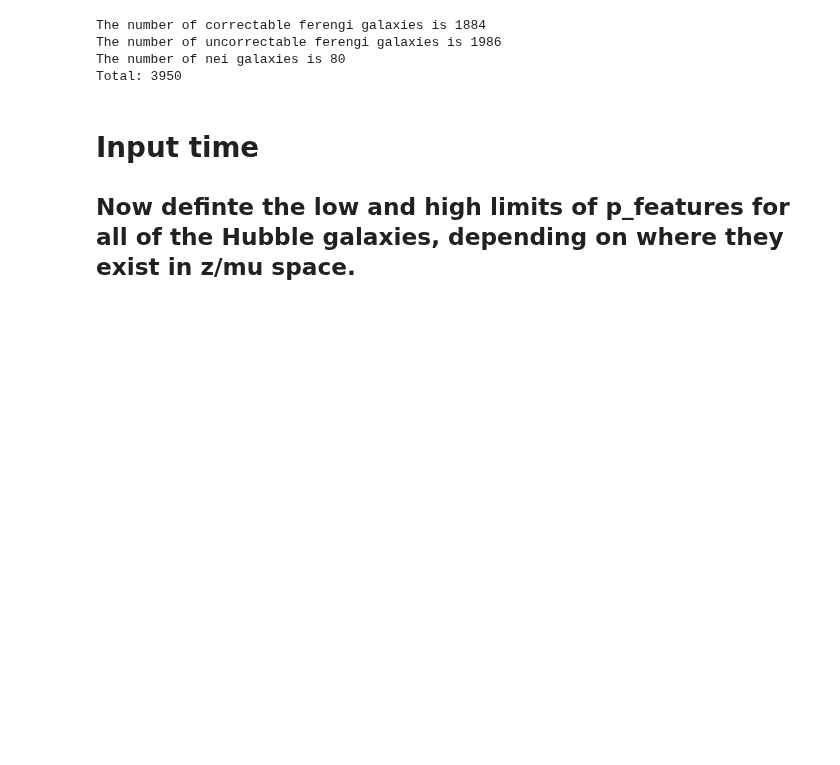
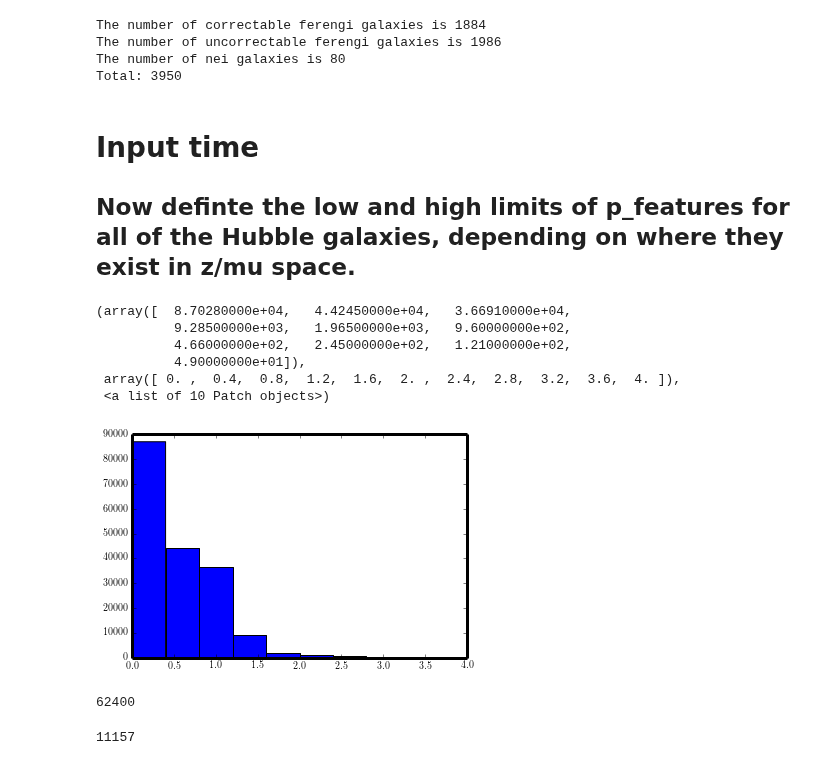
Before and after one commit to willettk/gzhubble, a Jupyter notebook: python/creating_debiased_catalog/STEP_1_p_features_thresholds_slope_method.ipynb, the cells around one changed output. Saved outputs shown, nothing was run; the diff lists cells and outputs as text; code cells hidden in the pictures; blank space fills up the shorter version.

```diff
--- a/python/creating_debiased_catalog/STEP_1_p_features_thresholds_slope_method.ipynb
+++ b/python/creating_debiased_catalog/STEP_1_p_features_thresholds_slope_method.ipynb
@@ -437,3 +428,21 @@ fname = '/home/mel/Dropbox/gzhubble/hubble_files/lo_hi_limits.fits'
 if os.path.exists(fname):
     os.remove(fname)
 limit_table.write(fname,format='fits')
+# %%
+plt.hist(hubble_data['Z_BEST'],range=(0,4))
+# %% [output]
+(array([  8.70280000e+04,   4.42450000e+04,   3.66910000e+04,
+          9.28500000e+03,   1.96500000e+03,   9.60000000e+02,
+          4.66000000e+02,   2.45000000e+02,   1.21000000e+02,
+          4.90000000e+01]),
+ array([ 0. ,  0.4,  0.8,  1.2,  1.6,  2. ,  2.4,  2.8,  3.2,  3.6,  4. ]),
+ <a list of 10 Patch objects>)
+[figure, added]
+# %%
+len(limit_table)
+# %% [output]
+62400
+# %%
+22314/2
+# %% [output]
+11157
```
Also changed, not shown: parts of 3 cells of this notebook, 10 other files.
